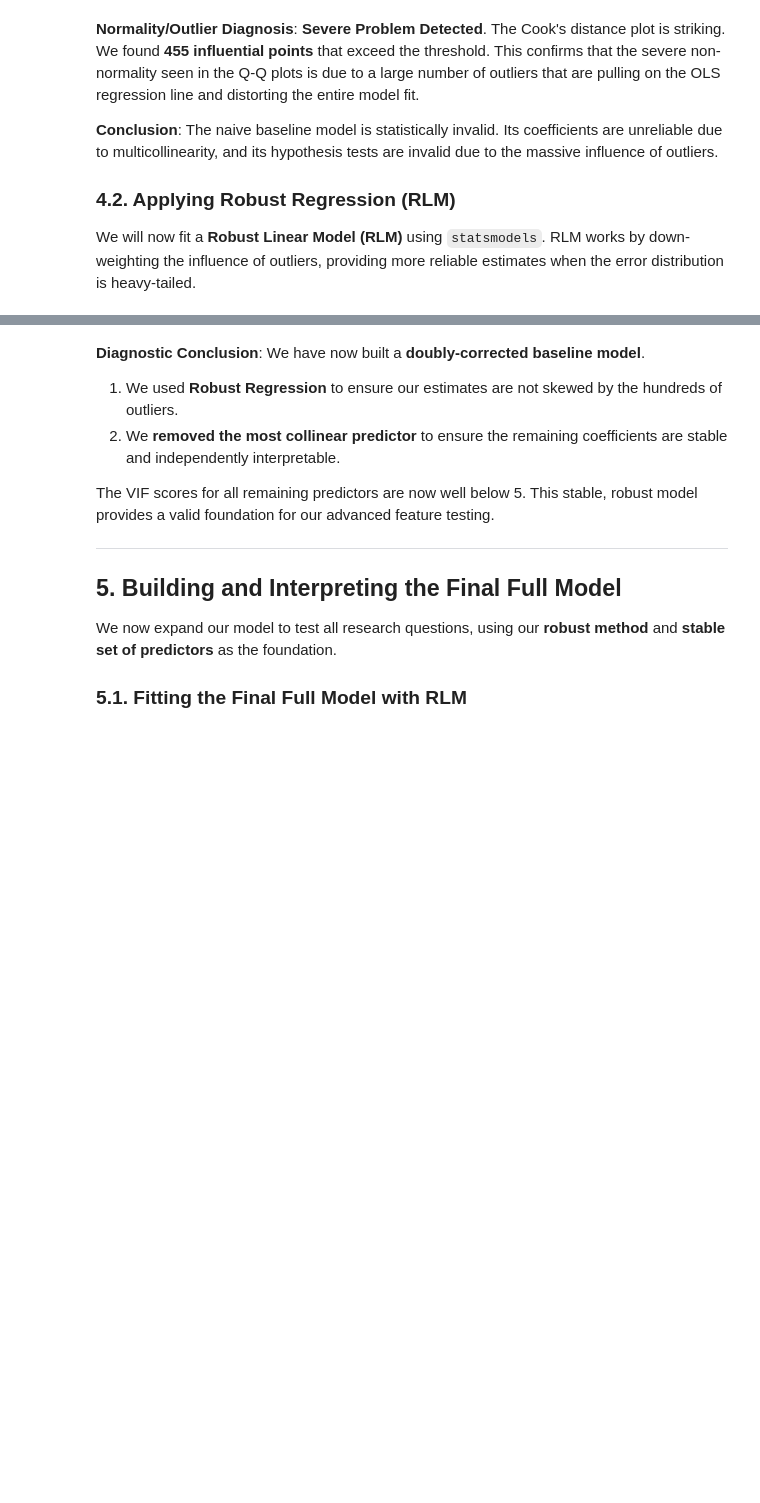
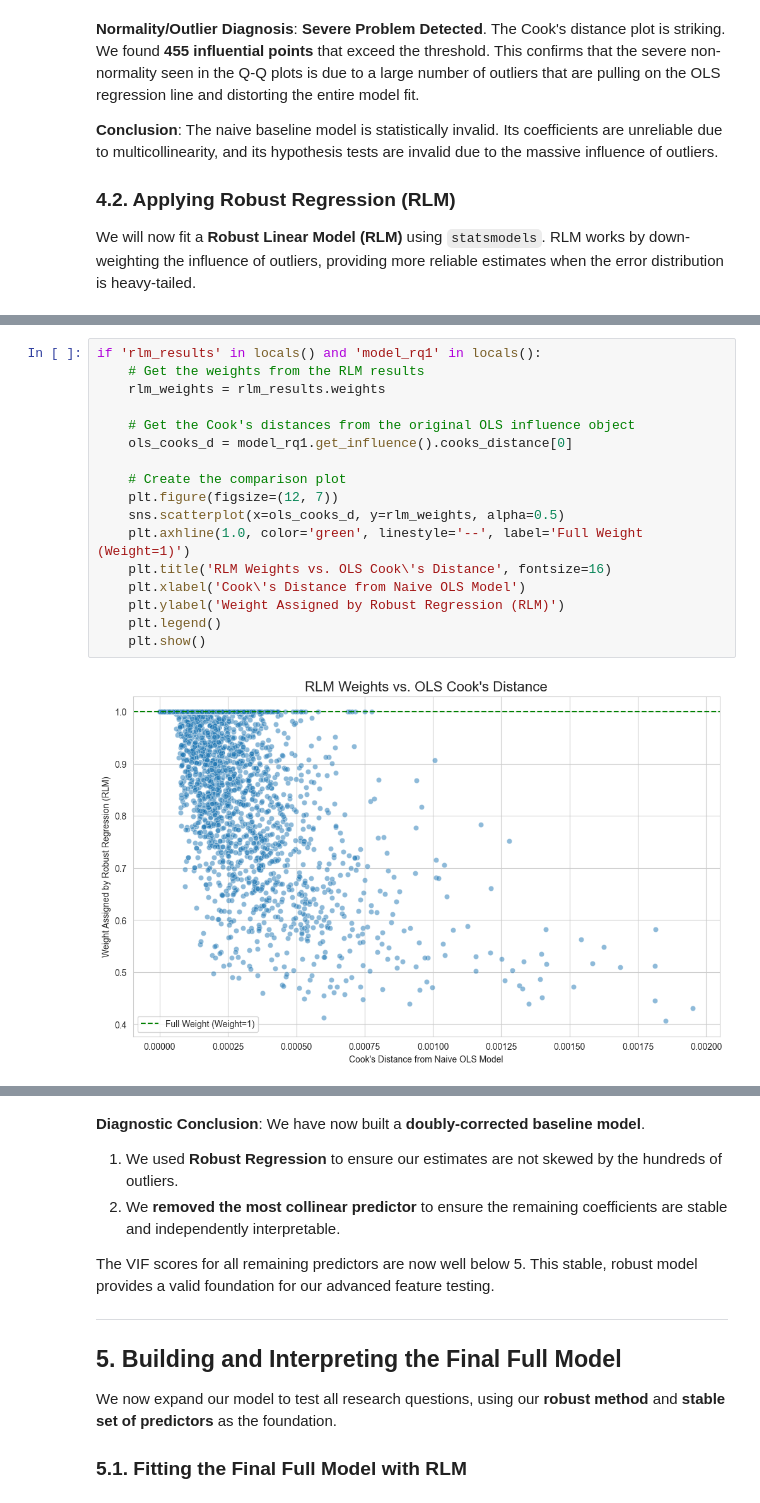
Before and after one commit to Saranath07/ma5013-applied-regression-analysis-project, a Jupyter notebook: main.ipynb, the cells around one changed output, grey strips where cells are left out. Cells and saved outputs as stored; diff of their text form; blank space fills up the shorter version.

```diff
--- a/main.ipynb
+++ b/main.ipynb
@@ -410,0 +421,19 @@ If the model instance has been used for another fit with different fit parameter
+# %%
+if 'rlm_results' in locals() and 'model_rq1' in locals():
+    # Get the weights from the RLM results
+    rlm_weights = rlm_results.weights
+
+    # Get the Cook's distances from the original OLS influence object
+    ols_cooks_d = model_rq1.get_influence().cooks_distance[0]
+
+    # Create the comparison plot
+    plt.figure(figsize=(12, 7))
+    sns.scatterplot(x=ols_cooks_d, y=rlm_weights, alpha=0.5)
+    plt.axhline(1.0, color='green', linestyle='--', label='Full Weight (Weight=1)')
+    plt.title('RLM Weights vs. OLS Cook\'s Distance', fontsize=16)
+    plt.xlabel('Cook\'s Distance from Naive OLS Model')
+    plt.ylabel('Weight Assigned by Robust Regression (RLM)')
+    plt.legend()
+    plt.show()
+# %% [output]
+[figure, added]
```
Also changed, not shown: parts of 18 cells of this notebook, 31 other files.
